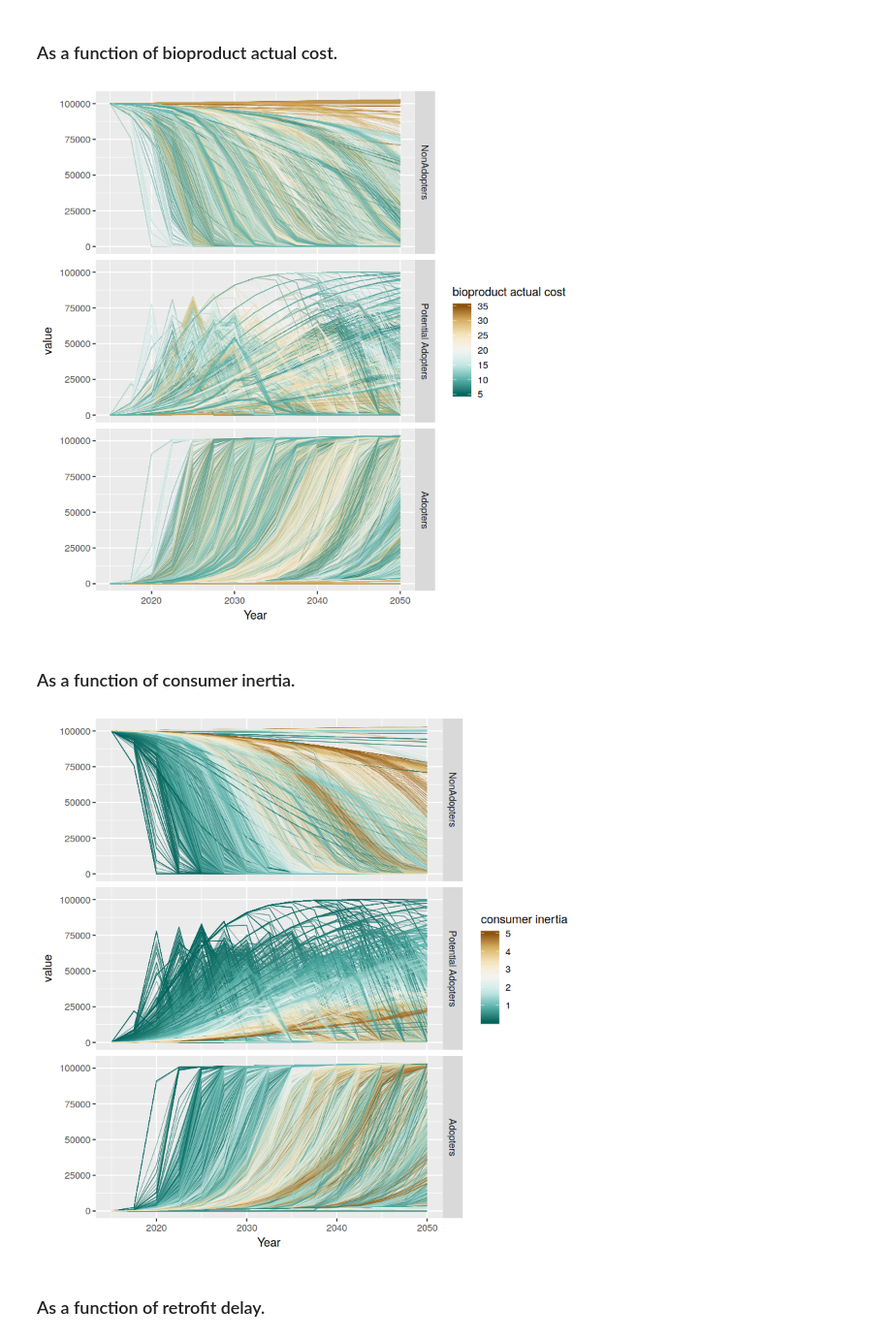
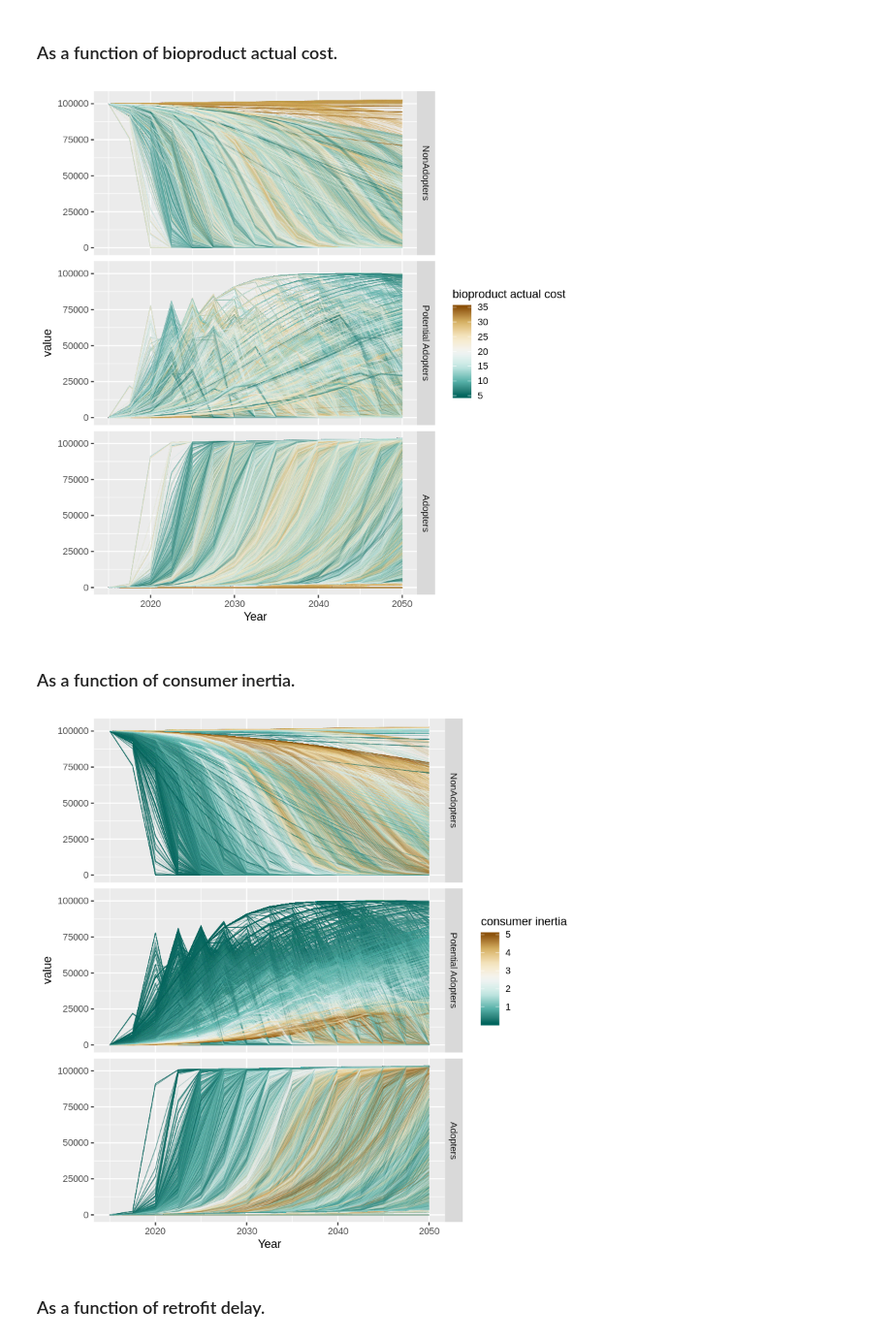
Before and after one commit to functionally/ssa, a Jupyter notebook: bioproduct-types-v9.ipynb, the cells around one changed output. Shown at 97% size. Drawn from its saved outputs; the diff is of its cells as text; code cells hidden in the pictures.

```diff
--- a/bioproduct-types-v9.ipynb
+++ b/bioproduct-types-v9.ipynb
@@ -33,6 +33,6 @@ Registered S3 method overwritten by 'GGally':
 # %% [markdown]
 ## Read results.
 # %%
-xs = fread("framework/xs-v9.tsv")
+xs = fread(cmd="xzcat xs-v9.tsv.xz")
 xs %>% dim
 # %% [output]
@@ -44,4 +44,4 @@ xs[!is.na(s)] %>% dim
 # %%
-ys = fread("framework/ys-v9.tsv")
+ys = fread(cmd="xzcat ys-v9.tsv.xz")
 ys %>% summary
 # %% [output]
@@ -115,22 +115,22 @@ ggplot(xs[!is.na(s)], aes(x=s)) + geom_histogram(bins=30)
 ggplot(
     melt(xys, id.vars=c("sequence", "Year", "bioproduct actual cost", "consumer inertia", "retrofit delay")),
     aes(x=Year, y=value, group=sequence, color=`bioproduct actual cost`)) +
-geom_line(alpha=0.25, size=0.25) +
+geom_line(alpha=0.125, size=0.25) +
 scale_color_distiller(type="div") +
 facet_grid(variable ~ .)
 # %% [output]
-[figure, old version]
+[figure, new version]
 # %% [markdown]
 ### As a function of consumer inertia.
 # %%
 ggplot(
     melt(xys, id.vars=c("sequence", "Year", "bioproduct actual cost", "consumer inertia", "retrofit delay")),
     aes(x=Year, y=value, group=sequence, color=`consumer inertia`)) +
-geom_line(alpha=0.25, size=0.25) +
+geom_line(alpha=0.125, size=0.25) +
 scale_color_distiller(type="div") +
 facet_grid(variable ~ .)
 # %% [output]
-[figure, old version]
+[figure, new version]
 # %% [markdown]
 ### As a function of retrofit delay.
 # %%
```
Also changed, not shown: parts of 10 cells of this notebook, 5 other files.
